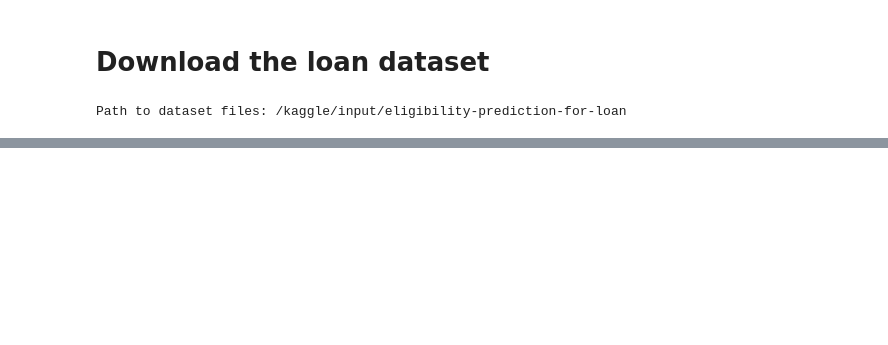
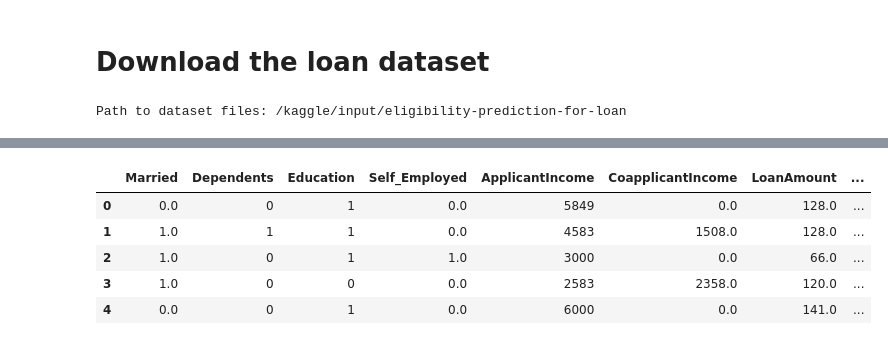
Before and after one commit to rubyw177/loan-prediction, a Jupyter notebook: loan_prediction_model.ipynb, the cells around one changed output, grey strips where cells are left out. Saved outputs shown, nothing was run; the diff lists cells and outputs as text; code cells hidden in the pictures; blank space fills up the shorter version.

```diff
--- a/loan_prediction_model.ipynb
+++ b/loan_prediction_model.ipynb
@@ -11,0 +157,12 @@ Path to dataset files: /kaggle/input/eligibility-prediction-for-loan
+# %%
+binary_mappings = {
+    "Married": {"Yes": 1, "No": 0},
+    "Education": {"Graduate": 1, "Not Graduate": 0},
+    "Self_Employed": {"Yes": 1, "No": 0},
+    "Loan_Status": {"Y": 1, "N": 0}
+}
+
+for col, mapping in binary_mappings.items():
+    df[col] = df[col].map(mapping)
+
+df = pd.get_dummies(df, columns=["Property_Area"], drop_first=True)
@@ -11,0 +193,15 @@ Path to dataset files: /kaggle/input/eligibility-prediction-for-loan
+# %%
+from sklearn.impute import SimpleImputer
+
+# Fill numerical missing values
+imputer = SimpleImputer(missing_values=np.nan, strategy='median')
+num_cols = ["LoanAmount", "Loan_Amount_Term"]
+df[num_cols] = imputer.fit_transform(df[num_cols])
+
+imputer = SimpleImputer(missing_values=np.nan, strategy='most_frequent')
+cat_cols = ["Dependents", "Self_Employed", "Married", "Credit_History"]
+df[cat_cols] = imputer.fit_transform(df[cat_cols])
+
+df["Dependents"] = df["Dependents"].replace({"3+": 3}).astype(int)
+
+df.info()
@@ -11,0 +228,9 @@ Path to dataset files: /kaggle/input/eligibility-prediction-for-loan
+# %%
+df.head()
+# %% [output]
+|  | Married | Dependents | Education | Self_Employed | ApplicantIncome | CoapplicantIncome | LoanAmount | ... |
+| 0 | 0.0 | 0 | 1 | 0.0 | 5849 | 0.0 | 128.0 | ... |
+| 1 | 1.0 | 1 | 1 | 0.0 | 4583 | 1508.0 | 128.0 | ... |
+| 2 | 1.0 | 0 | 1 | 1.0 | 3000 | 0.0 | 66.0 | ... |
+| 3 | 1.0 | 0 | 0 | 0.0 | 2583 | 2358.0 | 120.0 | ... |
+| 4 | 0.0 | 0 | 1 | 0.0 | 6000 | 0.0 | 141.0 | ... |
```
Also changed, not shown: parts of 25 cells of this notebook.
